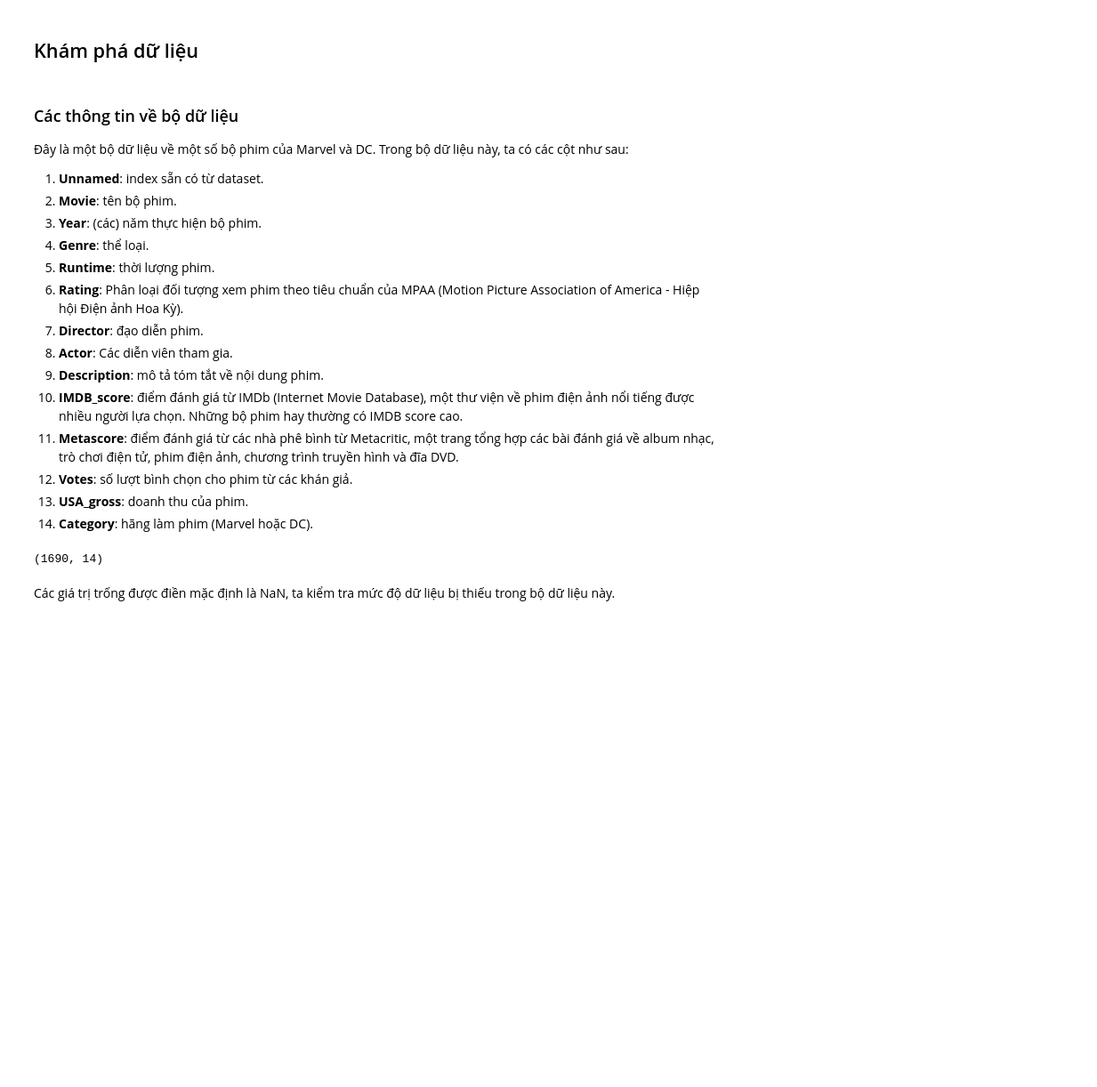
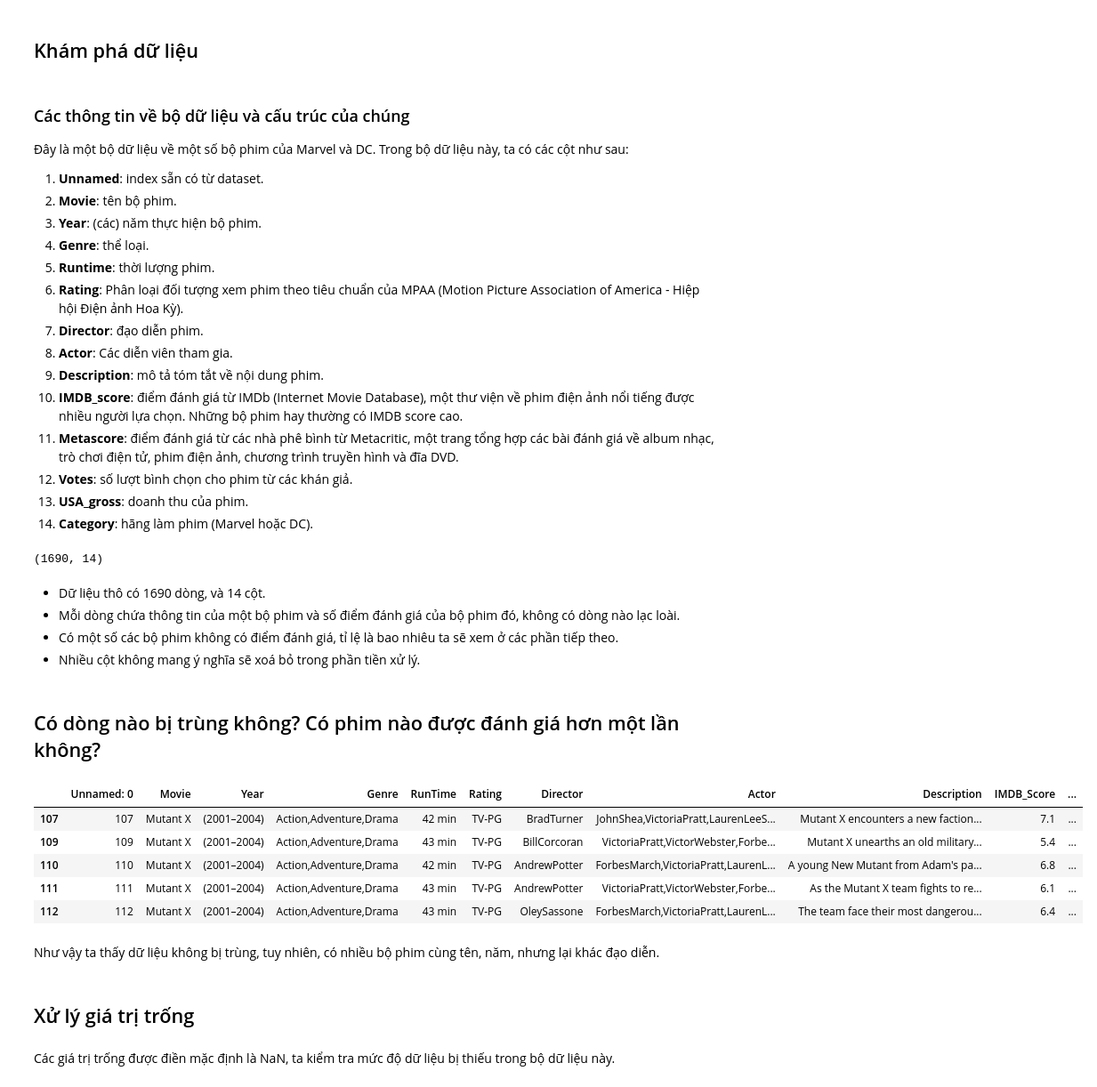
Before and after one commit to nhp2907/khdl-final-project, a Jupyter notebook: Mavel_DC_IMDB.ipynb, the cells around one changed output. Shown at 89% size. Cells and saved outputs as stored; diff of their text form; code cells hidden in the pictures; blank space fills up the shorter version.

```diff
--- a/Mavel_DC_IMDB.ipynb
+++ b/Mavel_DC_IMDB.ipynb
@@ -15,7 +18,7 @@ mdi_df.head()
 # %% [markdown]
 ## Khám phá dữ liệu
 # %% [markdown]
-### Các thông tin về bộ dữ liệu
+### Các thông tin về bộ dữ liệu và cấu trúc của chúng
 
 Đây là một bộ dữ liệu về một số bộ phim của Marvel và DC. Trong bộ dữ liệu này, ta có các cột như sau:
 
@@ -37,6 +40,27 @@ mdi_df.head()
 mdi_df.shape
 # %% [output]
 (1690, 14)
+# %% [markdown]
+- Dữ liệu thô có 1690 dòng, và 14 cột.
+- Mỗi dòng chứa thông tin của một bộ phim và số điểm đánh giá của bộ phim đó, không có dòng nào lạc loài.
+- Có một số các bộ phim không có điểm đánh giá, tỉ lệ là bao nhiêu ta sẽ xem ở các phần tiếp theo.
+- Nhiều cột không mang ý nghĩa sẽ xoá bỏ trong phần tiền xử lý.
+# %% [markdown]
+## Có dòng nào bị trùng không? Có phim nào được đánh giá hơn một lần không?
+# %%
+duplicate_row = mdi_df[mdi_df.duplicated(subset=['Movie','Year', 'Category', 'Director'], keep=False)]
+duplicate_row.head()
+# %% [output]
+|  | Unnamed: 0 | Movie | Year | Genre | RunTime | Rating | Director | Actor | Description | IMDB_Score | ... |
+| 107 | 107 | Mutant X | (2001–2004) | Action,Adventure,Drama | 42 min | TV-PG | BradTurner | JohnShea,VictoriaPratt,LaurenLeeS... | Mutant X encounters a new faction... | 7.1 | ... |
+| 109 | 109 | Mutant X | (2001–2004) | Action,Adventure,Drama | 43 min | TV-PG | BillCorcoran | VictoriaPratt,VictorWebster,Forbe... | Mutant X unearths an old military... | 5.4 | ... |
+| 110 | 110 | Mutant X | (2001–2004) | Action,Adventure,Drama | 42 min | TV-PG | AndrewPotter | ForbesMarch,VictoriaPratt,LaurenL... | A young New Mutant from Adam's pa... | 6.8 | ... |
+| 111 | 111 | Mutant X | (2001–2004) | Action,Adventure,Drama | 43 min | TV-PG | AndrewPotter | VictoriaPratt,VictorWebster,Forbe... | As the Mutant X team fights to re... | 6.1 | ... |
+| 112 | 112 | Mutant X | (2001–2004) | Action,Adventure,Drama | 43 min | TV-PG | OleySassone | ForbesMarch,VictoriaPratt,LaurenL... | The team face their most dangerou... | 6.4 | ... |
+# %% [markdown]
+Như vậy ta thấy dữ liệu không bị trùng, tuy nhiên, có nhiều bộ phim cùng tên, năm, nhưng lại khác đạo diễn.
+# %% [markdown]
+## Xử lý giá trị trống
 # %% [markdown]
 Các giá trị trống được điền mặc định là NaN, ta kiểm tra mức độ dữ liệu bị thiếu trong bộ dữ liệu này.
 # %%
```
Also changed, not shown: parts of 10 cells of this notebook.
